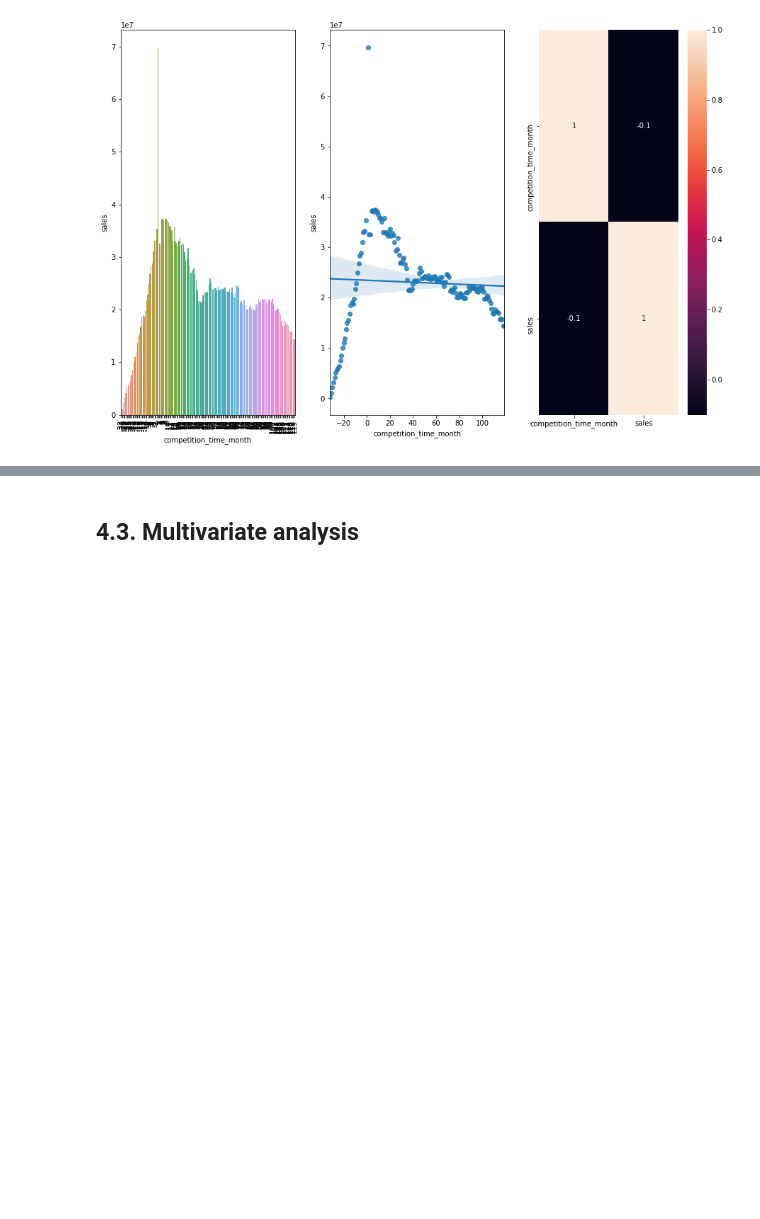
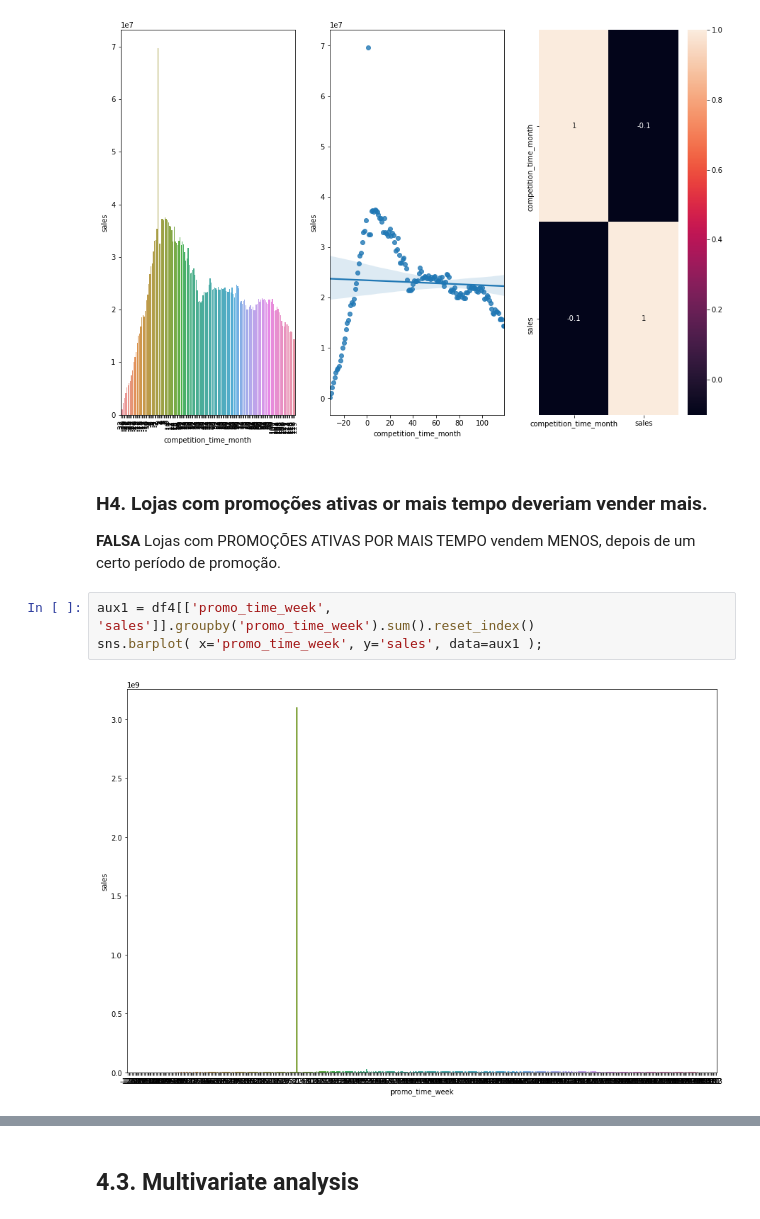
Before and after one commit to panambY/Rossmann_Store_Sale, a Jupyter notebook: m02_video01_stores_sales_prediction.ipynb, the cells around one changed output, grey strips where cells are left out. Saved outputs shown, nothing was run; the diff lists cells and outputs as text; blank space fills up the shorter version.

```diff
--- a/m02_video01_stores_sales_prediction.ipynb
+++ b/m02_video01_stores_sales_prediction.ipynb
@@ -665,3 +666,11 @@ plt.subplot( 1, 3, 3)
 sns.heatmap( aux1.corr( method='pearson'), annot=True );
 # %% [output]
 [figure]
+# %% [markdown]
+### H4. Lojas com promoções ativas or mais tempo deveriam vender mais.
+**FALSA** Lojas com PROMOÇÕES ATIVAS POR MAIS TEMPO vendem MENOS, depois de um certo período de promoção.
+# %%
+aux1 = df4[['promo_time_week', 'sales']].groupby('promo_time_week').sum().reset_index()
+sns.barplot( x='promo_time_week', y='sales', data=aux1 );
+# %% [output]
+[figure, added]
```
Also changed, not shown: parts of 7 cells of this notebook, 1 other file.
